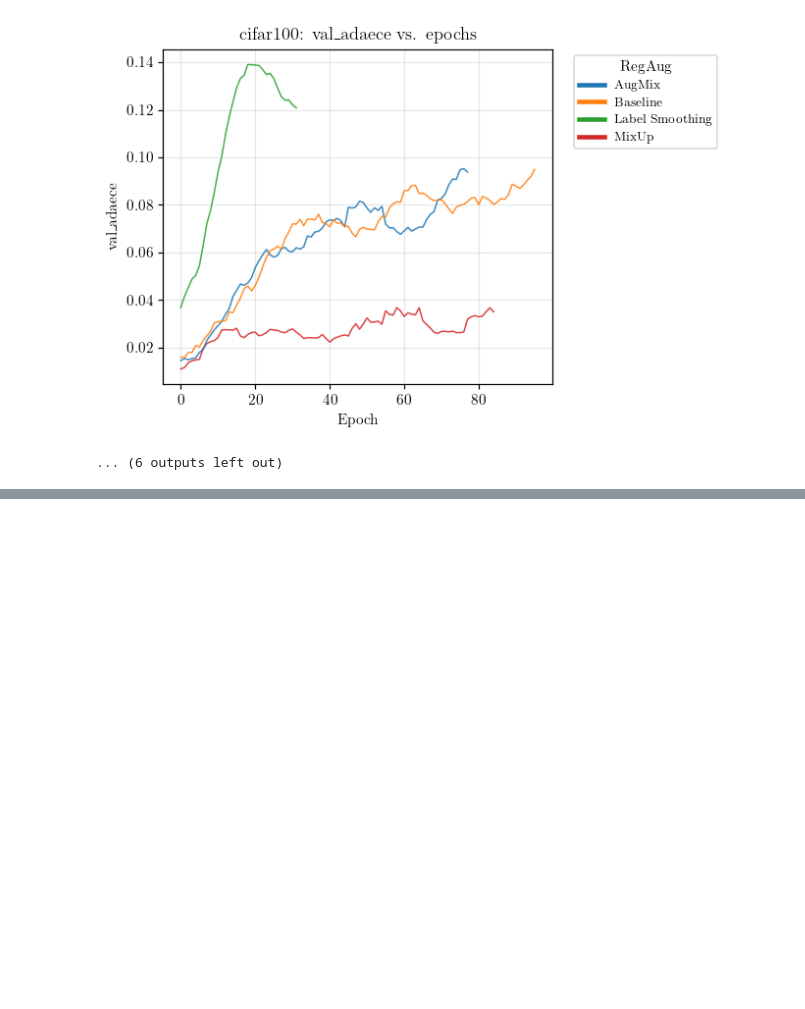
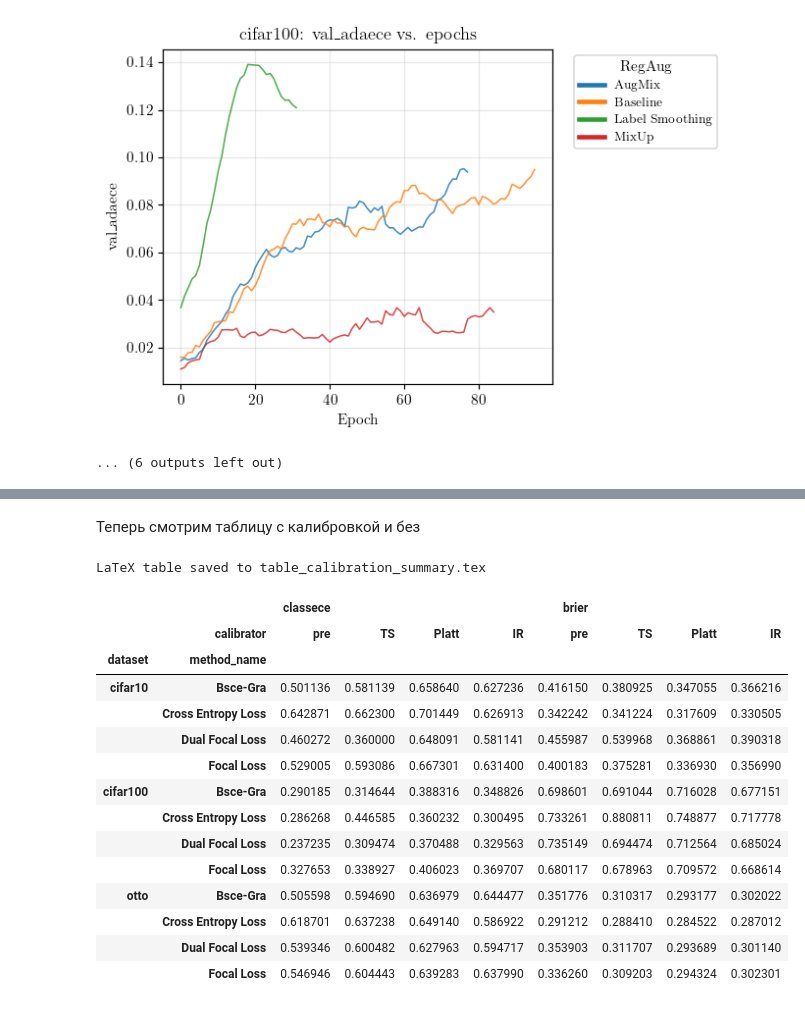
Before and after one commit to loadi1/Calibration-of-Neural-Networks, a Jupyter notebook: result_analysis.ipynb, the cells around one changed output, grey strips where cells are left out. Cells and saved outputs as stored; diff of their text form; code cells hidden in the pictures; blank space fills up the shorter version.

```diff
--- a/result_analysis.ipynb
+++ b/result_analysis.ipynb
@@ -375,0 +269,24 @@ test_df['loss'].isin('cross_enpropy')
+# %% [markdown]
+Теперь смотрим таблицу с калибровкой и без
+# %%
+from src.utils_plot import build_summary_table
+
+summary_df = build_summary_table(test_df, calib_df)
+summary_df
+# %% [output]
+LaTeX table saved to table_calibration_summary.tex
+|  |  | classece |  |  |  | brier |  |  |  |
+|  | calibrator | pre | TS | Platt | IR | pre | TS | Platt | IR |
+| dataset | method_name |  |  |  |  |  |  |  |  |
+| cifar10 | Bsce-Gra | 0.501136 | 0.581139 | 0.658640 | 0.627236 | 0.416150 | 0.380925 | 0.347055 | 0.366216 |
+|  | Cross Entropy Loss | 0.642871 | 0.662300 | 0.701449 | 0.626913 | 0.342242 | 0.341224 | 0.317609 | 0.330505 |
+|  | Dual Focal Loss | 0.460272 | 0.360000 | 0.648091 | 0.581141 | 0.455987 | 0.539968 | 0.368861 | 0.390318 |
+|  | Focal Loss | 0.529005 | 0.593086 | 0.667301 | 0.631400 | 0.400183 | 0.375281 | 0.336930 | 0.356990 |
+| cifar100 | Bsce-Gra | 0.290185 | 0.314644 | 0.388316 | 0.348826 | 0.698601 | 0.691044 | 0.716028 | 0.677151 |
+|  | Cross Entropy Loss | 0.286268 | 0.446585 | 0.360232 | 0.300495 | 0.733261 | 0.880811 | 0.748877 | 0.717778 |
+|  | Dual Focal Loss | 0.237235 | 0.309474 | 0.370488 | 0.329563 | 0.735149 | 0.694474 | 0.712564 | 0.685024 |
+|  | Focal Loss | 0.327653 | 0.338927 | 0.406023 | 0.369707 | 0.680117 | 0.678963 | 0.709572 | 0.668614 |
+| otto | Bsce-Gra | 0.505598 | 0.594690 | 0.636979 | 0.644477 | 0.351776 | 0.310317 | 0.293177 | 0.302022 |
+|  | Cross Entropy Loss | 0.618701 | 0.637238 | 0.649140 | 0.586922 | 0.291212 | 0.288410 | 0.284522 | 0.287012 |
+|  | Dual Focal Loss | 0.539346 | 0.600482 | 0.627963 | 0.594717 | 0.353903 | 0.311707 | 0.293689 | 0.301140 |
+|  | Focal Loss | 0.546946 | 0.604443 | 0.639283 | 0.637990 | 0.336260 | 0.309203 | 0.294324 | 0.302301 |
```
Also changed, not shown: parts of 8 cells of this notebook, 2 other files.
